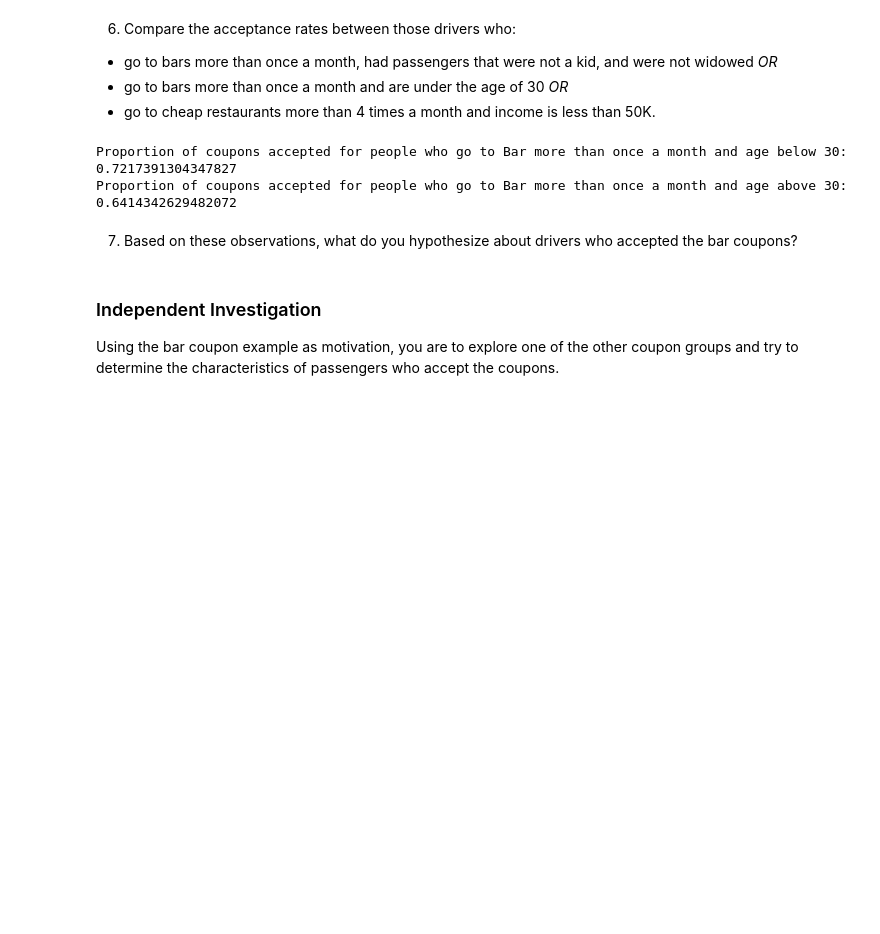
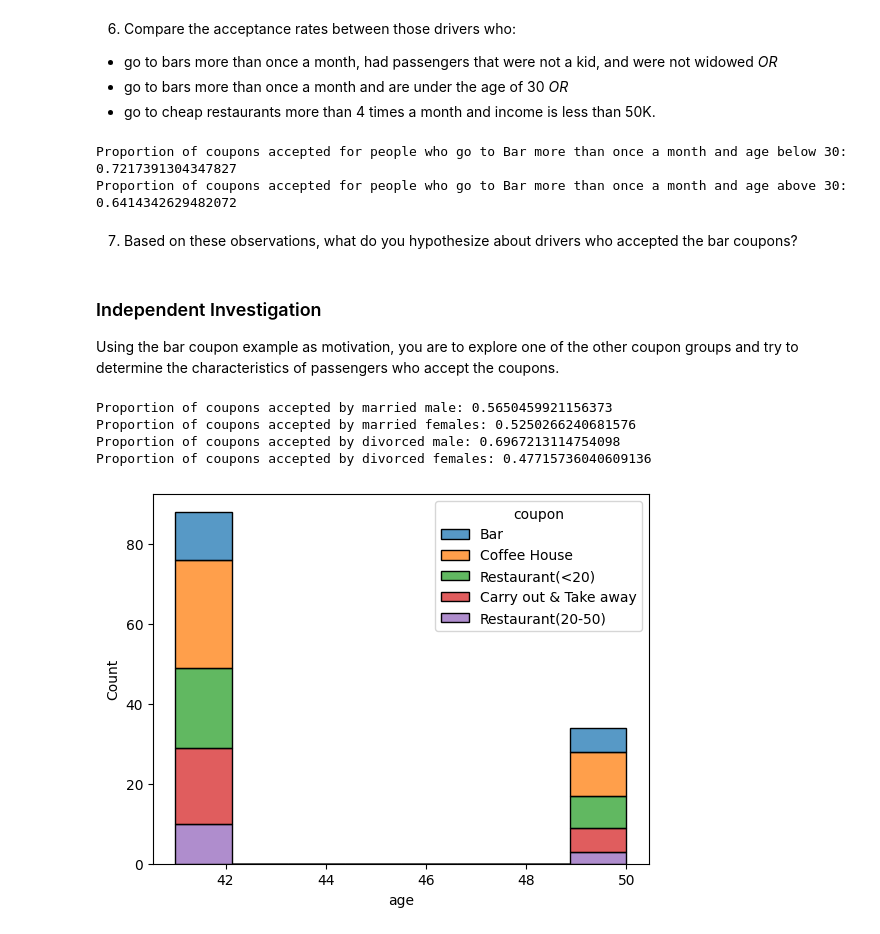
Before and after one commit to sohanit/CustomerCoupon, a Jupyter notebook: prompt.ipynb, the cells around one changed output. Cells and saved outputs as stored; diff of their text form; code cells hidden in the pictures; blank space fills up the shorter version.

```diff
--- a/prompt.ipynb
+++ b/prompt.ipynb
@@ -337,3 +337,49 @@ Proportion of coupons accepted for people who go to Bar more than once a month a
 ### Independent Investigation
 
 Using the bar coupon example as motivation, you are to explore one of the other coupon groups and try to determine the characteristics of passengers who accept the coupons.
+# %%
+# Evaluate coupon accpetance rate based on gender, maritalStatus
+
+data_male = data[data['gender'] == 'Male']
+data_male_married = data_male[data_male['maritalStatus'] == 'Married partner']
+data_male_married_accepted = data_male_married[data_male_married['Y'] == 1]['coupon'].value_counts().sum()
+data_male_married_total = data_male_married['coupon'].value_counts().sum()
+data_male_married_acceptance_rate = data_male_married_accepted / data_male_married_total
+
+print(f'Proportion of coupons accepted by married male: {data_male_married_acceptance_rate}')
+
+data_female = data[data['gender'] == 'Female']
+data_female_married = data_female[data_female['maritalStatus'] == 'Married partner']
+data_female_married_accepted = data_female_married[data_female_married['Y'] == 1]['coupon'].value_counts().sum()
+data_female_married_total = data_female_married['coupon'].value_counts().sum()
+data_female_married_acceptance_rate = data_female_married_accepted / data_female_married_total
+
+print(f'Proportion of coupons accepted by married females: {data_female_married_acceptance_rate}')
+
+data_male_divorced = data_male[data_male['maritalStatus'] == 'Divorced']
+data_male_divorced_accepted = data_male_divorced[data_male_divorced['Y'] == 1]['coupon'].value_counts().sum()
+data_male_divorced_total = data_male_divorced['coupon'].value_counts().sum()
+data_male_divorced_acceptance_rate = data_male_divorced_accepted / data_male_divorced_total
+
+print(f'Proportion of coupons accepted by divorced male: {data_male_divorced_acceptance_rate}')
+
+custom_colors = ['#1f77b4', '#ff7f0e', '#2ca02c', '#d62728', '#9467bd']
+sns.histplot(data=data_male_divorced, x='age', hue='coupon', palette=custom_colors, multiple='stack')
+
+data_female_divorced = data_female[data_female['maritalStatus'] == 'Divorced']
+data_female_divorced_accepted = data_female_divorced[data_female_divorced['Y'] == 1]['coupon'].value_counts().sum()
+data_female_divorced_total = data_female_divorced['coupon'].value_counts().sum()
+data_female_divorced_acceptance_rate = data_female_divorced_accepted / data_female_divorced_total
+
+print(f'Proportion of coupons accepted by divorced females: {data_female_divorced_acceptance_rate}')
+
+# Result
+# Married male have slightly more acceptance rate compared to married females
+# Divorced male have more acceptance rate compared to divorced females amd married males
+# Divorced female have less acceptance rate compared to marrried females
+# %% [output]
+Proportion of coupons accepted by married male: 0.5650459921156373
+Proportion of coupons accepted by married females: 0.5250266240681576
+Proportion of coupons accepted by divorced male: 0.6967213114754098
+Proportion of coupons accepted by divorced females: 0.47715736040609136
+[figure, added]
```
Also changed, not shown: parts of 1 cell of this notebook.
